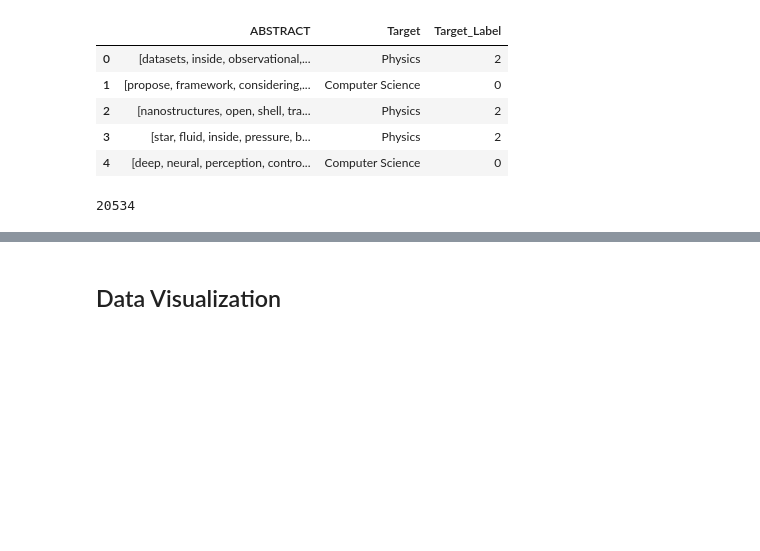
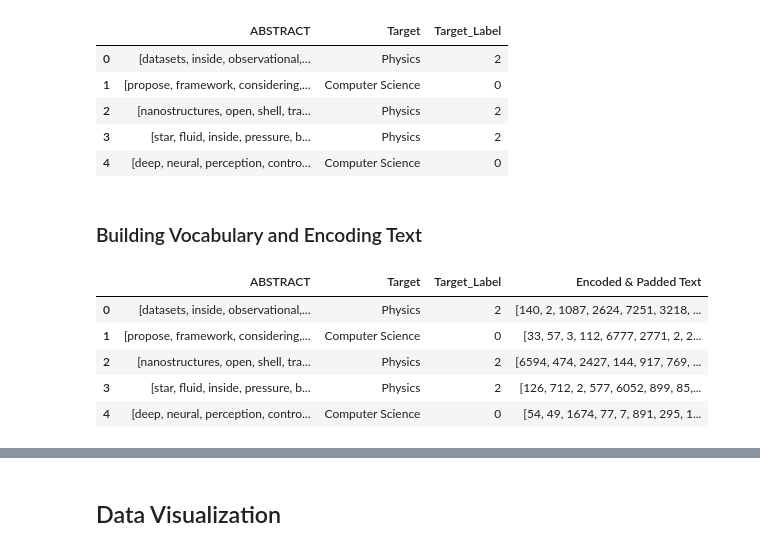
Before and after one commit to gulomovazukhrakhon/IU-Projects, a Jupyter notebook: NLP_Project/text-classification-for-topic-modelling.ipynb, the cells around one changed output, grey strips where cells are left out. Cells and saved outputs as stored; diff of their text form; code cells hidden in the pictures; blank space fills up the shorter version.

Commit message:
Kaggle Notebook | Text Classification for Topic Modelling | Version 9

```diff
--- a/NLP_Project/text-classification-for-topic-modelling.ipynb
+++ b/NLP_Project/text-classification-for-topic-modelling.ipynb
@@ -148,6 +150,8 @@ cs_list_words, cs_series = word_count(topic_name='Computer Science')
 ph_list_words, ph_series = word_count(topic_name='Physics')
 math_list_words, math_series = word_count(topic_name='Mathematics')
 stats_list_words, stats_series = word_count(topic_name='Statistics')
+# %% [markdown]
+### Building Vocabulary and Encoding Text
 # %%
 # Build vocabulary
 vocab = build_vocab_from_iterator(nested_list, specials=["<pad>", "<unk>"], min_freq=2)
@@ -158,7 +162,15 @@ def encode(text):
     return [vocab[token] for token in text]
 
 encoded_data = [encode(text) for text in nested_list]
-# %%
-len(vocab)
-# %% [output]
-20534
+# %%
+padded_data = pad_sequence([torch.tensor(seq) for seq in encoded_data], batch_first=True, padding_value=vocab['<pad>'])
+# %%
+train_df['Encoded & Padded Text'] = padded_data.tolist()
+train_df.head()
+# %% [output]
+|  | ABSTRACT | Target | Target_Label | Encoded & Padded Text |
+| 0 | [datasets, inside, observational,... | Physics | 2 | [140, 2, 1087, 2624, 7251, 3218, ... |
+| 1 | [propose, framework, considering,... | Computer Science | 0 | [33, 57, 3, 112, 6777, 2771, 2, 2... |
+| 2 | [nanostructures, open, shell, tra... | Physics | 2 | [6594, 474, 2427, 144, 917, 769, ... |
+| 3 | [star, fluid, inside, pressure, b... | Physics | 2 | [126, 712, 2, 577, 6052, 899, 85,... |
+| 4 | [deep, neural, perception, contro... | Computer Science | 0 | [54, 49, 1674, 77, 7, 891, 295, 1... |
```
Also changed, not shown: parts of 6 cells of this notebook.
